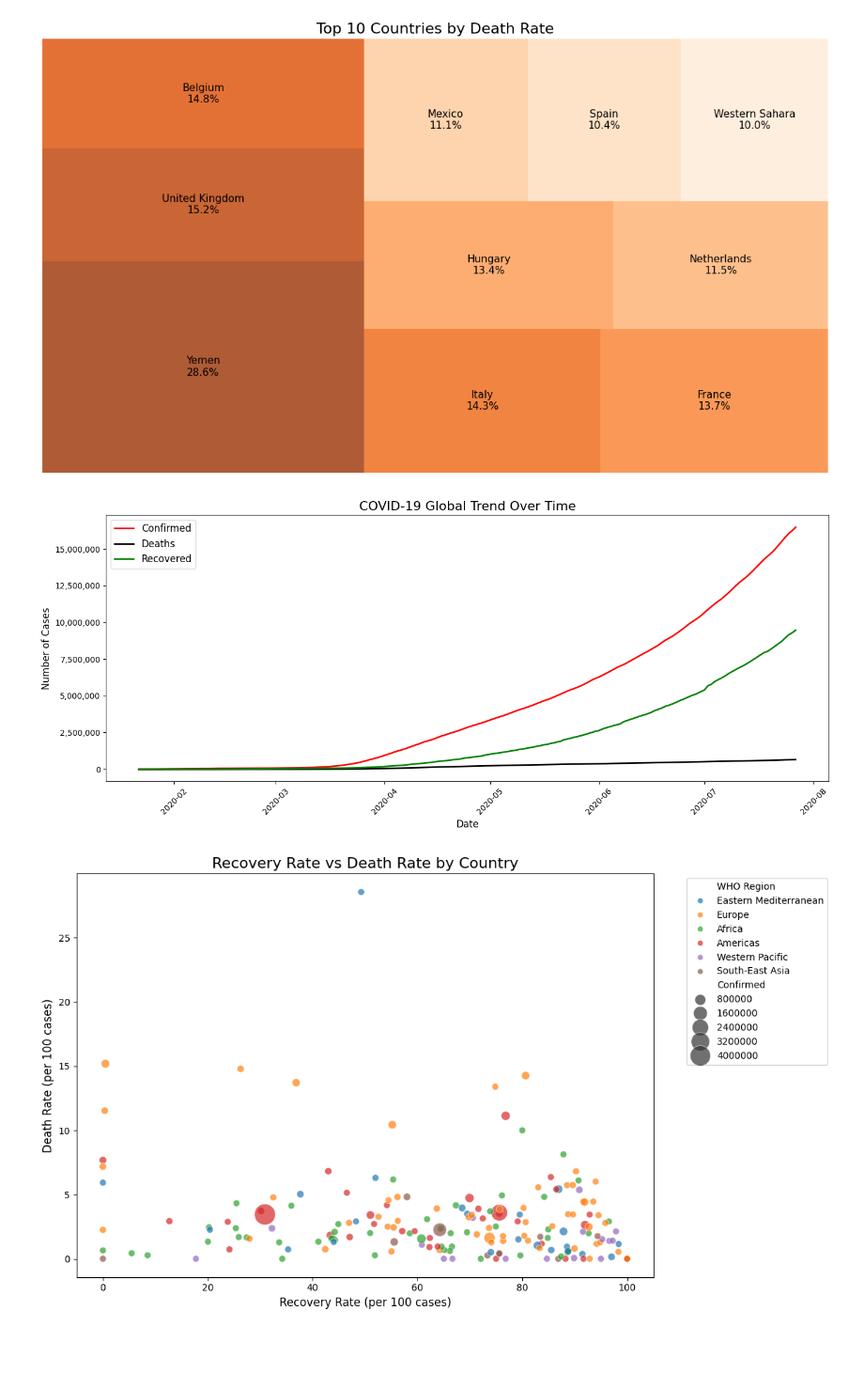
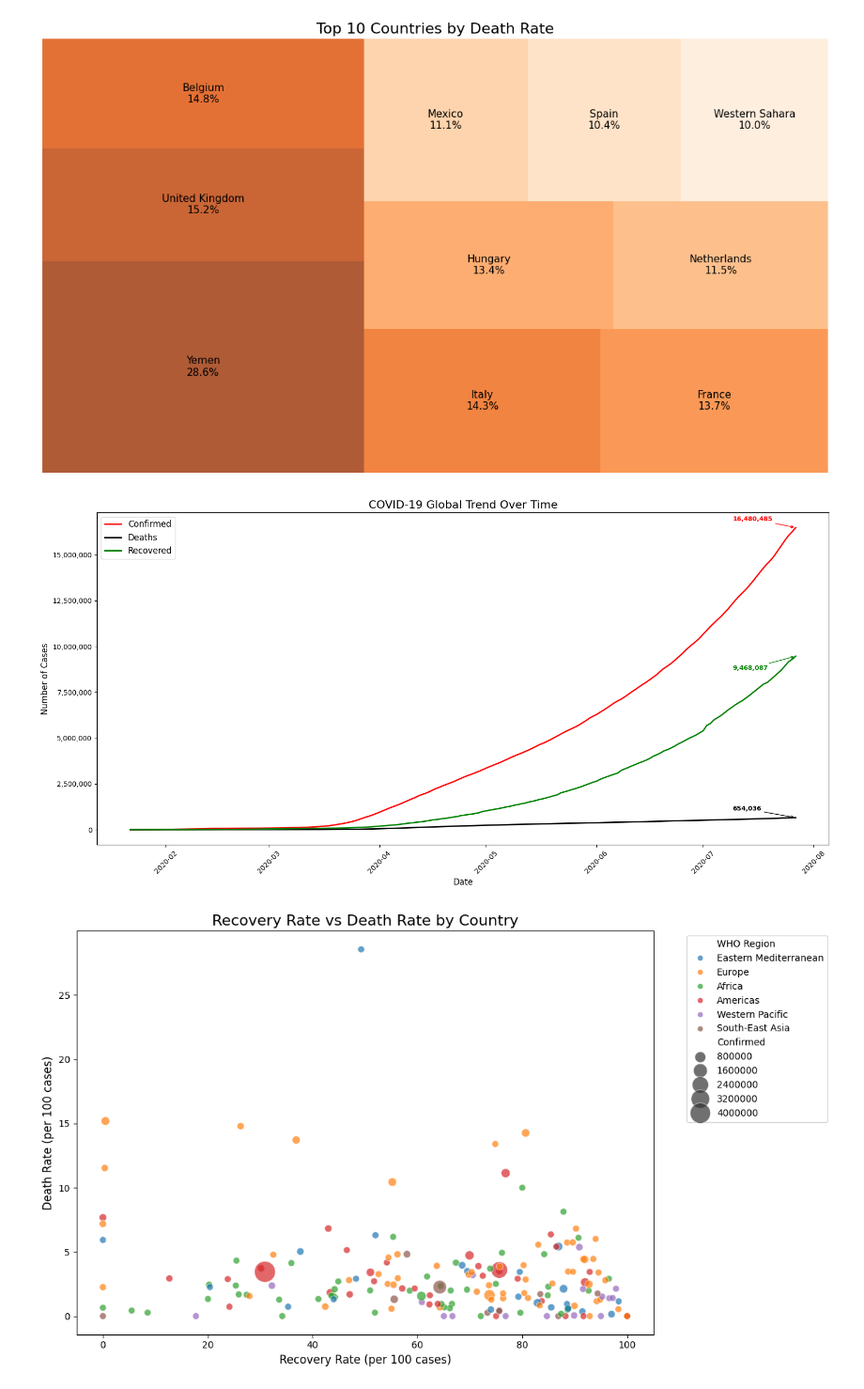
Before and after one commit to jadliudit/covid19-global-analysis, a Jupyter notebook: notebooks/01_data_loading.ipynb, the cells around one changed output. Shown at 94% size. Cells and saved outputs as stored; diff of their text form; code cells hidden in the pictures; blank space fills up the shorter version.

```diff
--- a/notebooks/01_data_loading.ipynb
+++ b/notebooks/01_data_loading.ipynb
@@ -683,8 +711,12 @@ Note: you may need to restart the kernel to use updated packages.
 # Using day_wise dataset which has daily global totals
 day_wise = datasets['day_wise']
 
+# Get the last row which has the most recent values
+# iloc[-1] means get the last row
+last_row = day_wise.iloc[-1]
+
 # Create the chart
-plt.figure(figsize=(14, 6))
+plt.figure(figsize=(16, 8))
 
 # Plot confirmed cases line in red
 plt.plot(day_wise['Date'], day_wise['Confirmed'],
@@ -693,34 +725,70 @@ plt.plot(day_wise['Date'], day_wise['Confirmed'],
 # Plot deaths line in black
 plt.plot(day_wise['Date'], day_wise['Deaths'],
          color='black', linewidth=2, label='Deaths')
 
 # Plot recovered line in green
 plt.plot(day_wise['Date'], day_wise['Recovered'],
          color='green', linewidth=2, label='Recovered')
+
+# Add final value label at the end of Confirmed line
+plt.annotate(
+    f'{last_row["Confirmed"]:,}',        # show final confirmed value
+    xy         = (last_row['Date'], last_row['Confirmed']),  # end of line
+    xytext     = (-90, 10),              # offset text slightly above
+    textcoords = 'offset points',
+    fontsize   = 9,
+    fontweight = 'bold',
+    color      = 'red',
+    arrowprops = dict(arrowstyle='->', color='red')
+)
+
+# Add final value label at the end of Deaths line
+plt.annotate(
+    f'{last_row["Deaths"]:,}',           # show final deaths value
+    xy         = (last_row['Date'], last_row['Deaths']),
+    xytext     = (-90, 10),
+    textcoords = 'offset points',
+    fontsize   = 9,
+    fontweight = 'bold',
+    color      = 'black',
+    arrowprops = dict(arrowstyle='->', color='black')
+)
+
+# Add final value label at the end of Recovered line
+plt.annotate(
+    f'{last_row["Recovered"]:,}',        # show final recovered value
+    xy         = (last_row['Date'], last_row['Recovered']),
+    xytext     = (-90, -20),
+    textcoords = 'offset points',
+    fontsize   = 9,
+    fontweight = 'bold',
+    color      = 'green',
+    arrowprops = dict(arrowstyle='->', color='green')
+)
 
 # Add title and axis labels
 plt.title('COVID-19 Global Trend Over Time', fontsize=16)  # Chart title
 plt.xlabel('Date', fontsize=12)                            # X axis label
 plt.ylabel('Number of Cases', fontsize=12)                 # Y axis label
 
 # Add legend so we know which line is which
 plt.legend(fontsize=12)
 
 # Add comma formatting to y axis numbers for readability
 plt.gca().yaxis.set_major_formatter(
     plt.FuncFormatter(lambda x, p: format(int(x), ','))
 )
 
 # Rotate x axis dates so they don't overlap
 plt.xticks(rotation=45)
 
 # Adjust layout so nothing gets cut off
 plt.tight_layout()
 
 # Display the chart
 plt.show()
 # %% [output]
-[figure, old version]
+[figure, new version]
 # %%
 # ---- 5.5 Recovery Rate vs Death Rate by Country ----
 # Scatter plot showing relationship between recovery rate and death rate
```
Also changed, not shown: parts of 3 cells of this notebook.
